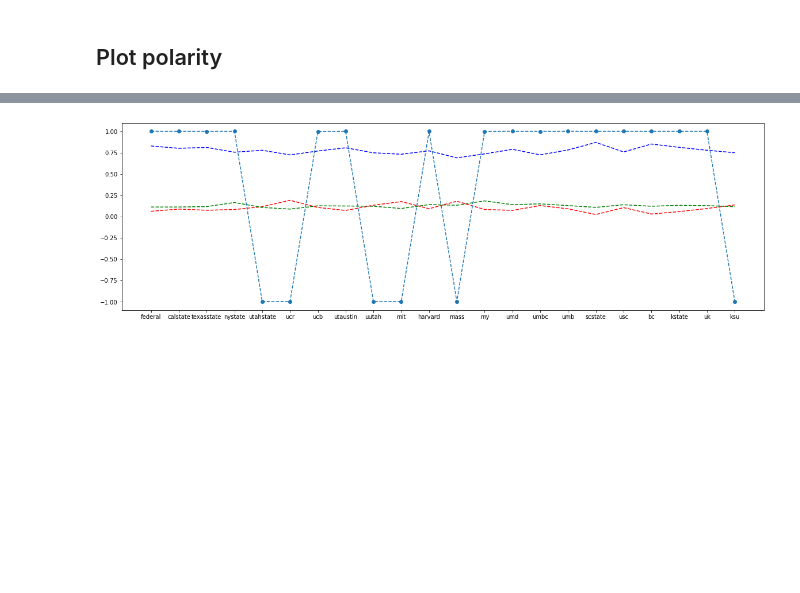
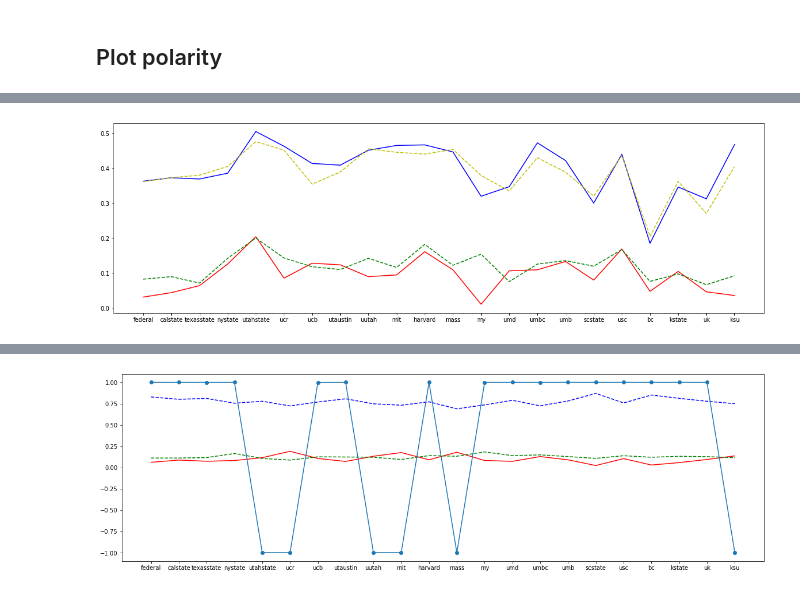
Before and after one commit to priyanshu-sharma/llm_bias, a Jupyter notebook: data_prep.ipynb, the cells around one changed output, grey strips where cells are left out. Cells and saved outputs as stored; diff of their text form; code cells hidden in the pictures; blank space fills up the shorter version.

```diff
--- a/data_prep.ipynb
+++ b/data_prep.ipynb
@@ -122,2 +131,8 @@ plt.show()
+# %%
+plt.figure(figsize=(20, 6))
+plt.plot(df['name'], df['swp'], 'r-', df['sws'], 'b-', df['lwp'], 'g--', df['lws'], 'y--')
+plt.show()
+# %% [output]
+[figure, added]
 # %%
 plt.figure(figsize=(20, 6))
```
Also changed, not shown: parts of 37 cells of this notebook, 2 other files.
